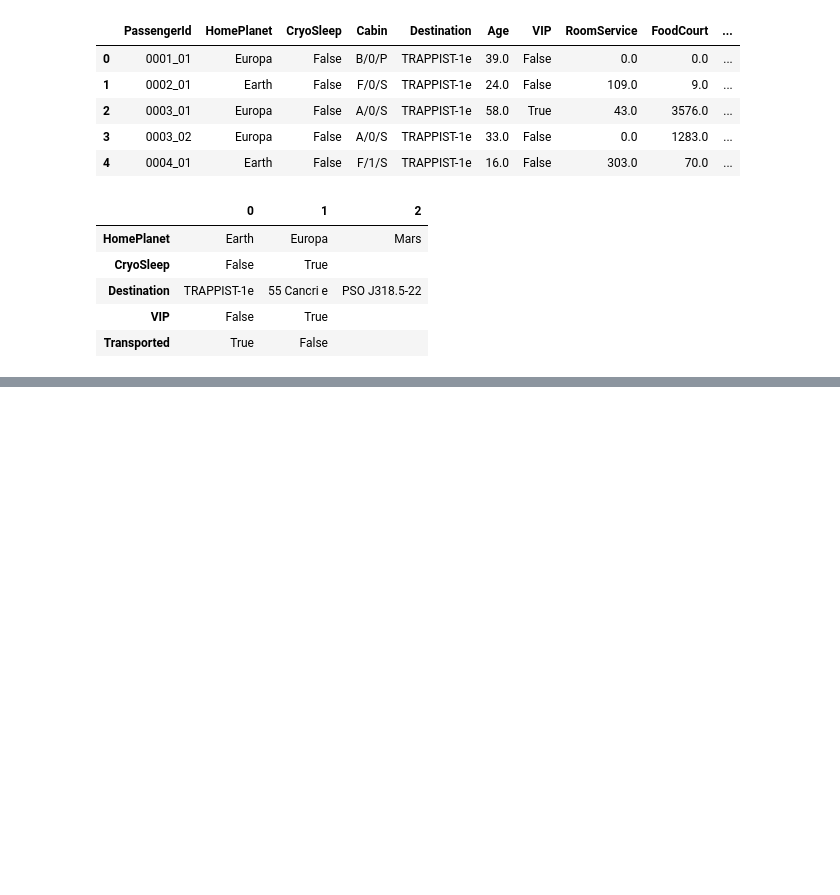
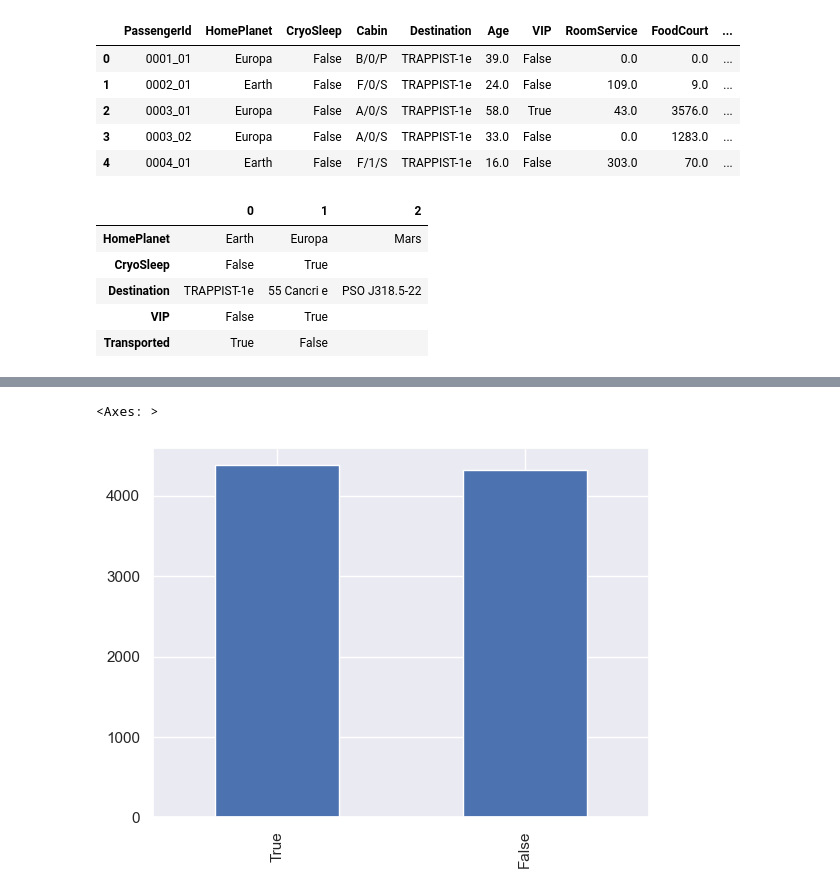
Before and after one commit to akshika47/data-science, a Jupyter notebook: Space Titanic Fairness.ipynb, the cells around one changed output, grey strips where cells are left out. Saved outputs shown, nothing was run; the diff lists cells and outputs as text; code cells hidden in the pictures; blank space fills up the shorter version.

```diff
--- a/Space Titanic Fairness.ipynb
+++ b/Space Titanic Fairness.ipynb
@@ -79,0 +107,5 @@ Name: CryoSleep, dtype: int64
+# %%
+df.Transported.value_counts().plot(kind='bar')
+# %% [output]
+<Axes: >
+[figure, added]
```
Also changed, not shown: parts of 78 cells of this notebook, 1 other file.
